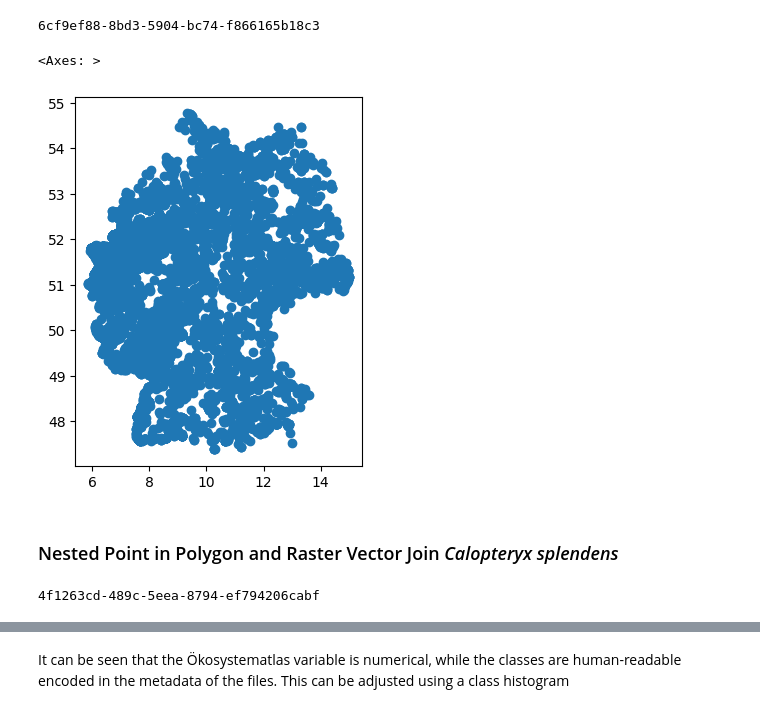
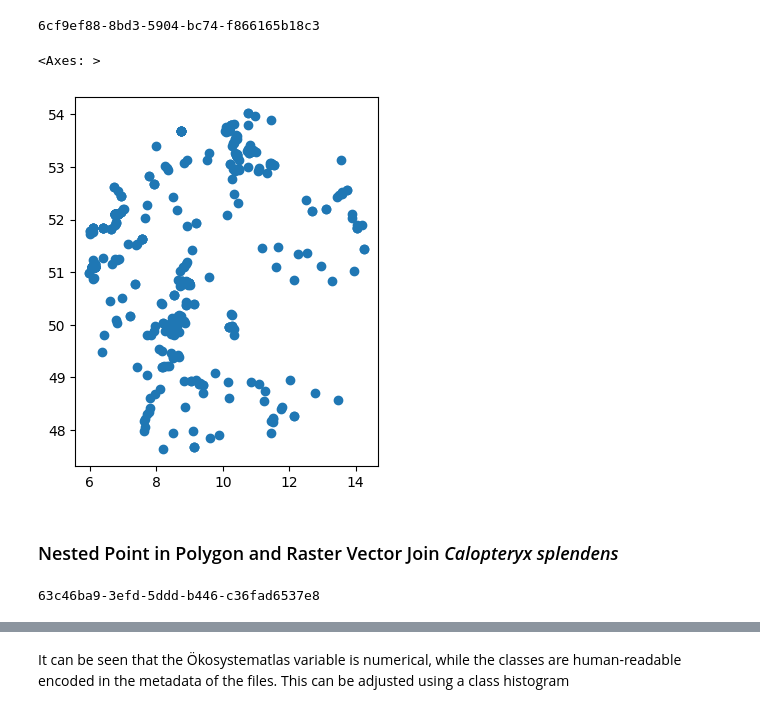
Before and after one commit to umr-dbs/vat-docs, a Jupyter notebook: src/examples/Auf_dem_Trockenen.ipynb, the cells around one changed output, grey strips where cells are left out. Drawn from its saved outputs; the diff is of its cells as text; code cells hidden in the pictures.

```diff
--- a/src/examples/Auf_dem_Trockenen.ipynb
+++ b/src/examples/Auf_dem_Trockenen.ipynb
@@ -63,14 +65,16 @@ workflow_germany
 2429a993-385f-546f-b4f7-97b3ba4a5adb
 # %%
 #Set time
-time = datetime.strptime(
-    '2000-01-01T12:00:00.000Z', "%Y-%m-%dT%H:%M:%S.%f%z")
+start_time = datetime.strptime(
+    '2010-01-01T12:00:00.000Z', "%Y-%m-%dT%H:%M:%S.%f%z")
+end_time = datetime.strptime(
+    '2011-01-01T12:00:00.000Z', "%Y-%m-%dT%H:%M:%S.%f%z")
 
 #Request the data from Geo Engine into a geopandas dataframe
 data = workflow_germany.get_dataframe(
     ge.QueryRectangle(
         ge.BoundingBox2D(5.852490, 47.271121, 15.022059, 55.065334),
-        ge.TimeInterval(time, time),
+        ge.TimeInterval(start_time, end_time),
         resolution=ge.SpatialResolution(0.1, 0.1),
         srs="EPSG:4326"
     )
@@ -242,25 +271,21 @@ workflow_calopteryx_splendens_cut
 # %% [output]
 6cf9ef88-8bd3-5904-bc74-f866165b18c3
 # %%
-#Set time
-time = datetime.strptime(
-    '2000-01-01T12:00:00.000Z', "%Y-%m-%dT%H:%M:%S.%f%z")
-
 #Request the data from Geo Engine into a geopandas dataframe
 data_calopteryx_splendens = workflow_calopteryx_splendens_cut.get_dataframe(
     ge.QueryRectangle(
         ge.BoundingBox2D(5.852490, 47.271121, 15.022059, 55.065334),
-        ge.TimeInterval(time, time),
+        ge.TimeInterval(start_time, end_time),
         resolution=ge.SpatialResolution(0.1, 0.1),
         srs="EPSG:4326"
     )
 )
 
 #Plot the data
 data_calopteryx_splendens.plot()
 # %% [output]
 <Axes: >
-[figure, old version]
+[figure, new version]
 # %% [markdown]
 ### Nested Point in Polygon and Raster Vector Join *Calopteryx splendens*
 # %%
@@ -275,7 +300,7 @@ workflow_calopteryx_splendens_cut_join = ge.register_workflow({
                 "values": ["Ökosystematlas", "Avg_Temperature"]
             },
             "temporalAggregation": "none",
-            "featureAggregation": "mean",
+            "featureAggregation": "first",
         },
         "sources": {
             "vector": { #Calopteryx splendens cut ######################################
@@ -304,10 +329,39 @@ workflow_calopteryx_splendens_cut_join = ge.register_workflow({
                 }
             }, ##############################################################
             { #Average temperature
-                "type": "GdalSource",
-                "params": {
-                    "data": "tavg"
-                }
+                "type": "RasterScaling",
+                    "params": {
+                        "slope": {
+                            "type": "constant",
+                            "value": 0.1
+                        },
+                        "offset": {
+                            "type": "constant",
+                            "value": -273.15
+                        },
+                        "outputMeasurement": {
+                            "type": "continuous",
+                            "measurement": "temperature",
+                            "unit": "K/10"
+                        },
+                        "scalingMode": "mulSlopeAddOffset"
+                    },
+                    "sources": {
+                        "raster": {
+                            "type": "RasterTypeConversion",
+                            "params": {
+                                "outputDataType": "F32"
+                            },
+                            "sources": {
+                                "raster": {
+                                    "type": "GdalSource",
+                                    "params": {
+                                        "data": "mean_daily_air_temperature"
+                                    }
+                                }
+                            }
+                        }
+                    }
             }] ##############################################################
         },
     }
@@ -315,4 +369,4 @@ workflow_calopteryx_splendens_cut_join = ge.register_workflow({
 
 workflow_calopteryx_splendens_cut_join
 # %% [output]
-4f1263cd-489c-5eea-8794-ef794206cabf
+63c46ba9-3efd-5ddd-b446-c36fad6537e8
```
Also changed, not shown: parts of 17 cells of this notebook, 5 other files.
